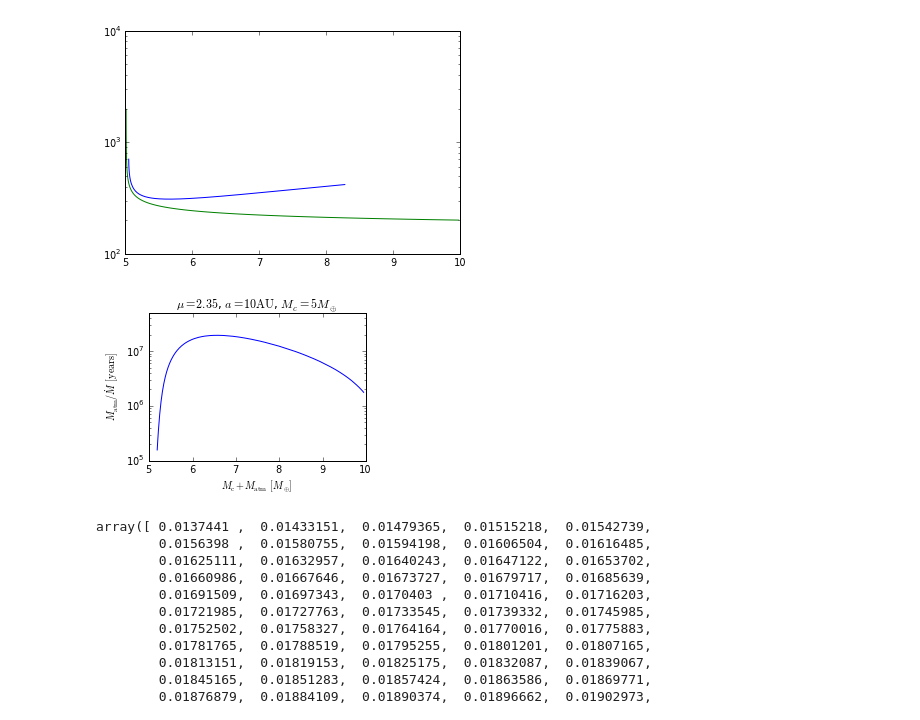
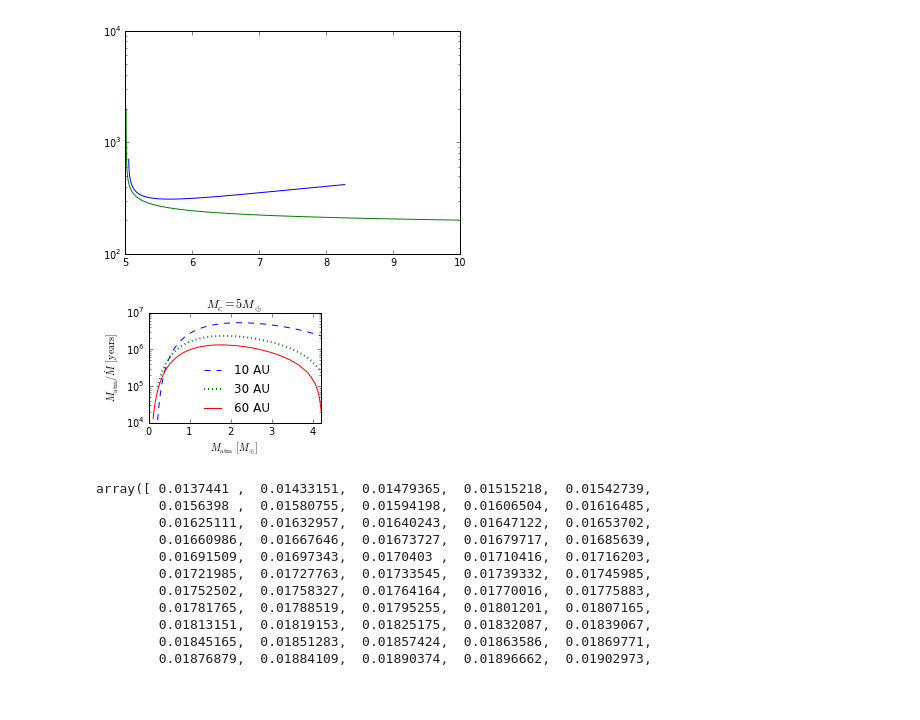
Before and after one commit to apiso/core_accretion, a Jupyter notebook: python/RadSGPoly/plots_poster.ipynb, the cells around one changed output. Cells and saved outputs as stored; diff of their text form; code cells hidden in the pictures; blank space fills up the shorter version.

```diff
--- a/python/RadSGPoly/plots_poster.ipynb
+++ b/python/RadSGPoly/plots_poster.ipynb
@@ -28,11 +41,23 @@ atm = atmload('Mc5.0.npz', prms = prms)
 # %%
 model, param, prof = atm[0], atm[1], atm[2]
+model10, param10, prof10 = atm10[0], atm10[1], atm10[2]
+model30, param30, prof30 = atm30[0], atm30[1], atm30[2]
 # %%
 crit = critical(param, prof, model)
+crit10 = critical(param10, prof10, model10)
+crit30 = critical(param30, prof30, model30)
 # %%
 paramcrit = crit[0]
 profcrit = crit[1]
 dtcrit = crit[2]
+
+paramcrit10 = crit10[0]
+profcrit10 = crit10[1]
+dtcrit10 = crit10[2]
+
+paramcrit30 = crit30[0]
+profcrit30 = crit30[1]
+dtcrit30 = crit30[2]
 # %%
 i1 = 2
 i2 = 50
@@ -60,6 +85,12 @@ PB3, TB3, Pcb3, Tcb3, Mcb3 = paramcrit.PB[-1], paramcrit.TB[-1], paramcrit.Pcb[-
 
 M = paramcrit.MB
 dM = M[1:]-M[:-1]
+
+M10 = paramcrit10.MB
+dM10 = M10[1:]-M10[:-1]
+
+M30 = paramcrit30.MB
+dM30 = M30[1:]-M30[:-1]
 # %%
 filename = 'PTm_profiles_v2.pdf'
 
@@ -228,35 +260,43 @@ set_xlabel('M_\mathrm{CB} [M_\oplus]'
 # %%
 filename2 = 'Mt_profile.pdf'
 
-plt.figure(figsize = (4.0, 4.0*0.75))
+fig = plt.figure(figsize = (3.3, 3.3 * 0.75))
+ax = fig.add_subplot(1,1,1)
 
 #f, ax2 = plt.subplots(2, sharex=True) #, figsize = (6.5, 3.5))
 
-plt.semilogy(M[:-1], M[:-1]/dM * dtcrit[:-1] / (365 * 24 * 3600))
+
+ax.semilogy(M10[:-1] - Mc, (M10[:-1] - Mc)/dM10 * dtcrit10[:-1] / (365 * 24 * 3600), '--', label = r'%s AU' % str(int(a10)))
+ax.semilogy(M30[:-1] - Mc, (M30[:-1] - Mc)/dM30 * dtcrit30[:-1] / (365 * 24 * 3600), ':', lw = 2, label = r'%s AU' % str(int(a30)))
+ax.semilogy(M[:-1] - Mc, (M[:-1] - Mc)/dM * dtcrit[:-1] / (365 * 24 * 3600), label = r'%s AU' % str(int(a)))
+ax.set_xticks((0, 1, 2, 3, 4))
+ax.set_xticklabels(("0", "1", "2", "3", "4"))
 #ax2[0].semilogy(Mc + Matman + Mrad, Lan, label = 'analytic')
-plt.ylabel(r'$M_{\rm atm}/\dot{M}\, {\rm[years]}$')
-plt.title(r'$\mu=2.35$, $a=10\mathrm{AU}$, $M_c=5 M_{\oplus}$')
-plt.xlabel(r'$M_{\rm{c}} + M_{\rm{atm}}\, [M_{\oplus}]$')
-plt.ylim(10**5, 5*10**7)
+ax.set_ylabel(r'$M_{\rm atm}/\dot{M}\, {\rm[years]}$')
+ax.set_title(r'$M_c=5 M_{\oplus}$')
+ax.set_xlabel(r'$M_{\rm{atm}}\, [M_{\oplus}]$')
+ax.legend(loc = 8, frameon = False)
+ax.set_ylim(10**4, 10**7)
+ax.set_xlim(0, 4.2)
 #ax2[0].legend()
 #ax2[0].set_ylim(10**23, 10**26)
 
 #ax2[1].semilogy(M, t / (365 * 24 * 3600))
 #ax2[1].semilogy(Mc + Matman + Mrad, tcoolan)
 #ax2[1].set_ylabel(r't [years]')
 #ax2[1].set_xlabel(r'$M\;[M_{\oplus}]$')
 
 #ax2[1].set_xlim(5,10)
 #ax2[1].set_ylim(300,.9e9)
 #ax2[0].set_ylim(5e22, 1e26)
 
-plt.draw()
+#plt.draw()
 plt.tight_layout()
 
 #f.subplots_adjust(hspace=0) #this needs to be after a tight layoud
 plt.savefig(userpath + '/figs/ModelAtmospheres/RadSelfGravPoly/PaperFigs/' + filename2)
 # %% [output]
-[figure, old version]
+[figure, new version]
 # %%
 f, ax2 = plt.subplots(2, sharex=True , figsize = (6.5, 3.5))
 
```
Also changed, not shown: parts of 6 cells of this notebook, 13 other files.
